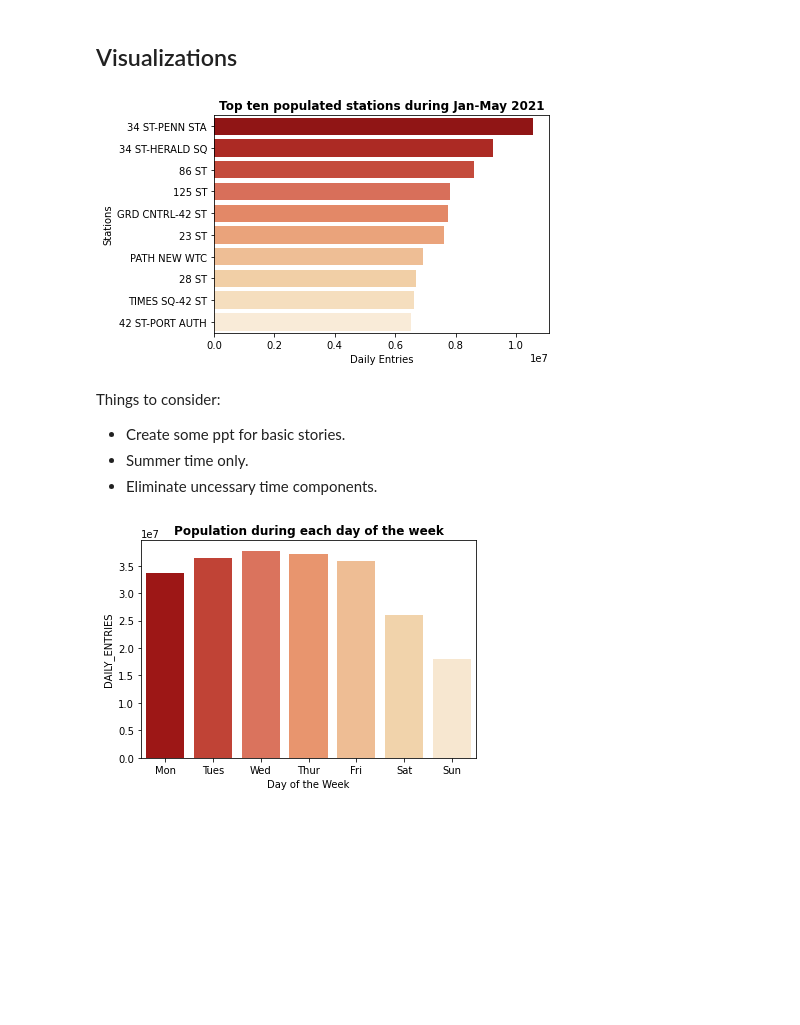
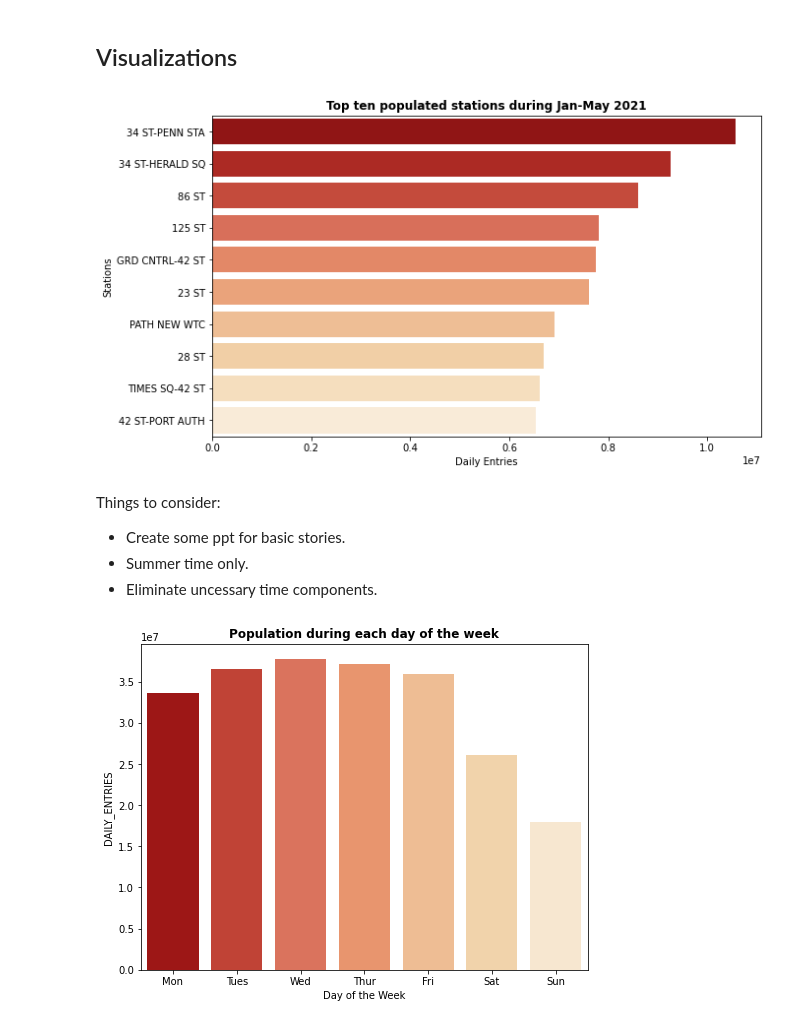
Before and after one commit to hzhi54/EDA_MTA_Project, a Jupyter notebook: MTA_project_code.ipynb, the cells around one changed output. Saved outputs shown, nothing was run; the diff lists cells and outputs as text; code cells hidden in the pictures; blank space fills up the shorter version.

```diff
--- a/MTA_project_code.ipynb
+++ b/MTA_project_code.ipynb
@@ -519,23 +519,22 @@ for_heatmap
 import seaborn as sns
 # sns.color_palette('bright')
 # %%
-fig, ax = plt.subplots()
-
+fig, ax = plt.subplots(figsize=(10,6))
 bar_one = sns.barplot(data=station_total.head(10),
                       x='DAILY_ENTRIES', y='STATION',
                       palette='OrRd_r').set_title('Top ten populated stations during Jan-May 2021',weight='bold');
 ax.set(xlabel = 'Daily Entries')
 ax.set(ylabel = 'Stations')
 plt.savefig('visuals/station_total.png',dpi=100,bbox_inches='tight')
 # %% [output]
-[figure, old version]
+[figure, new version]
 # %% [markdown]
 Things to consider:
 - Create some ppt for basic stories.
 - Summer time only.
 - Eliminate uncessary time components.
 # %%
-fig, ax = plt.subplots()
+fig, ax = plt.subplots(figsize=(8,6))
 bar_two = sns.barplot(data=mta_station_by_day,
                       x='DAY_NUM', y='DAILY_ENTRIES',
                       palette='OrRd_r').set_title('Population during each day of the week',weight='bold');
@@ -543,5 +542,5 @@ ax.set_xticklabels(['Mon','Tues','Wed','Thur','Fri','Sat','Sun']);
 ax.set(xlabel = 'Day of the Week')
 plt.savefig('visuals/station_by_day.png',dpi=100,bbox_inches='tight')
 # %% [output]
-[figure, old version]
+[figure, new version]
 # %%
```
Also changed, not shown: parts of 58 cells of this notebook, 11 other files.
